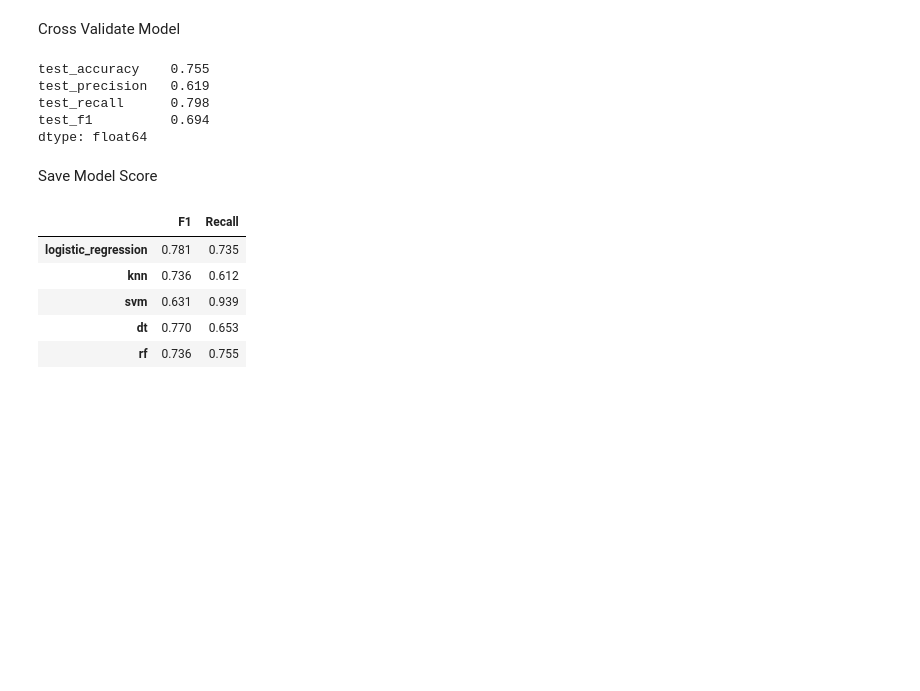
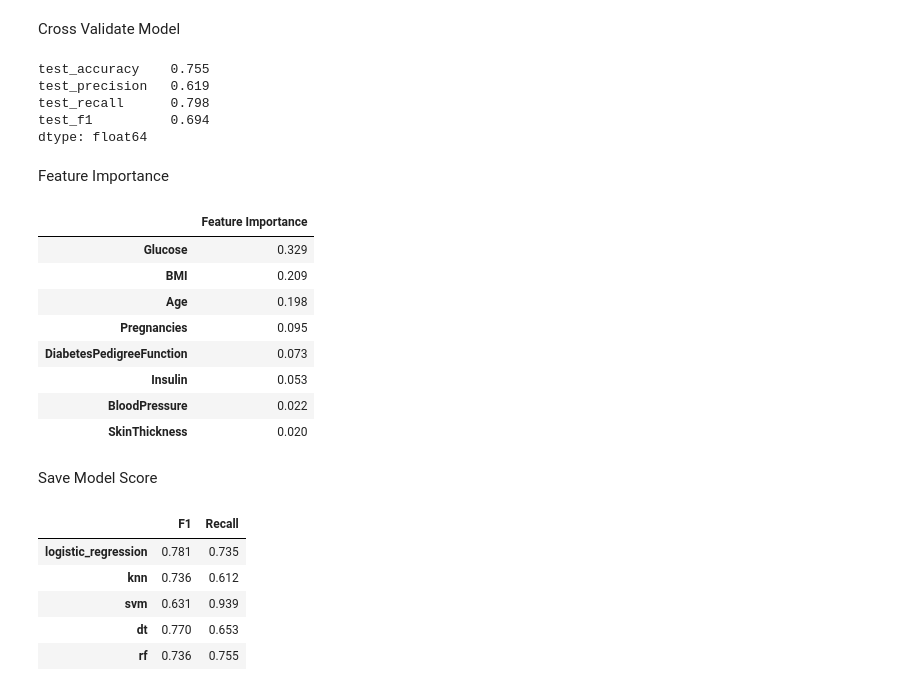
Before and after one commit to hsaglamlar/Machine_Learning_Projects, a Jupyter notebook: Machine_Learning_Classification_Tutorial_Notebook/classification.ipynb, the cells around one changed output. Drawn from its saved outputs; the diff is of its cells as text; code cells hidden in the pictures; blank space fills up the shorter version.

```diff
--- a/Machine_Learning_Classification_Tutorial_Notebook/classification.ipynb
+++ b/Machine_Learning_Classification_Tutorial_Notebook/classification.ipynb
@@ -726,8 +689,7 @@ param_grid = {'n_estimators': [64, 128, 300, 500],
               'min_samples_split': [2, 3]}
 
 rf_model = RandomForestClassifier(class_weight="balanced", random_state=101)
-rf_model_grid = GridSearchCV(rf_model, param_grid, scoring="recall",
-                             n_jobs=-1, verbose=2).fit(X_train, y_train)
+rf_model_grid = GridSearchCV(rf_model, param_grid, scoring="recall", n_jobs=-1, verbose=2).fit(X_train, y_train)
 
 rf_model_grid.best_params_
 # %% [output]
@@ -769,6 +730,22 @@ test_precision   0.619
 test_recall      0.798
 test_f1          0.694
 dtype: float64
+# %% [markdown]
+Feature Importance
+# %%
+df_f_i = pd.DataFrame(index=X.columns, data=rf_model_grid.best_estimator_.feature_importances_,
+                      columns=["Feature Importance"]).sort_values("Feature Importance", ascending=False)
+df_f_i
+# %% [output]
+|  | Feature Importance |
+| Glucose | 0.329 |
+| BMI | 0.209 |
+| Age | 0.198 |
+| Pregnancies | 0.095 |
+| DiabetesPedigreeFunction | 0.073 |
+| Insulin | 0.053 |
+| BloodPressure | 0.022 |
+| SkinThickness | 0.020 |
 # %% [markdown]
 Save Model Score
 # %%
```
Also changed, not shown: parts of 22 cells of this notebook, 1 other file.
